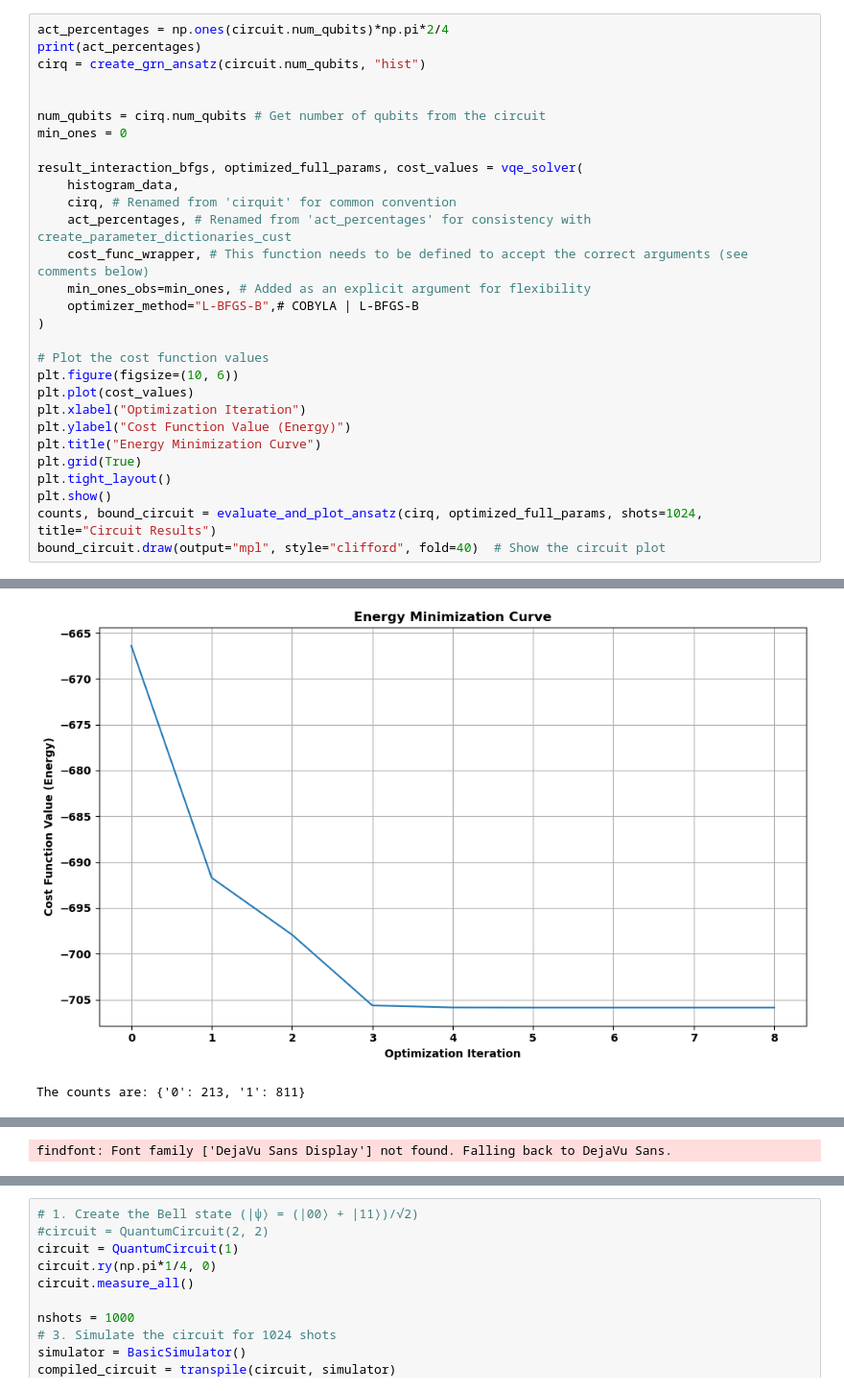
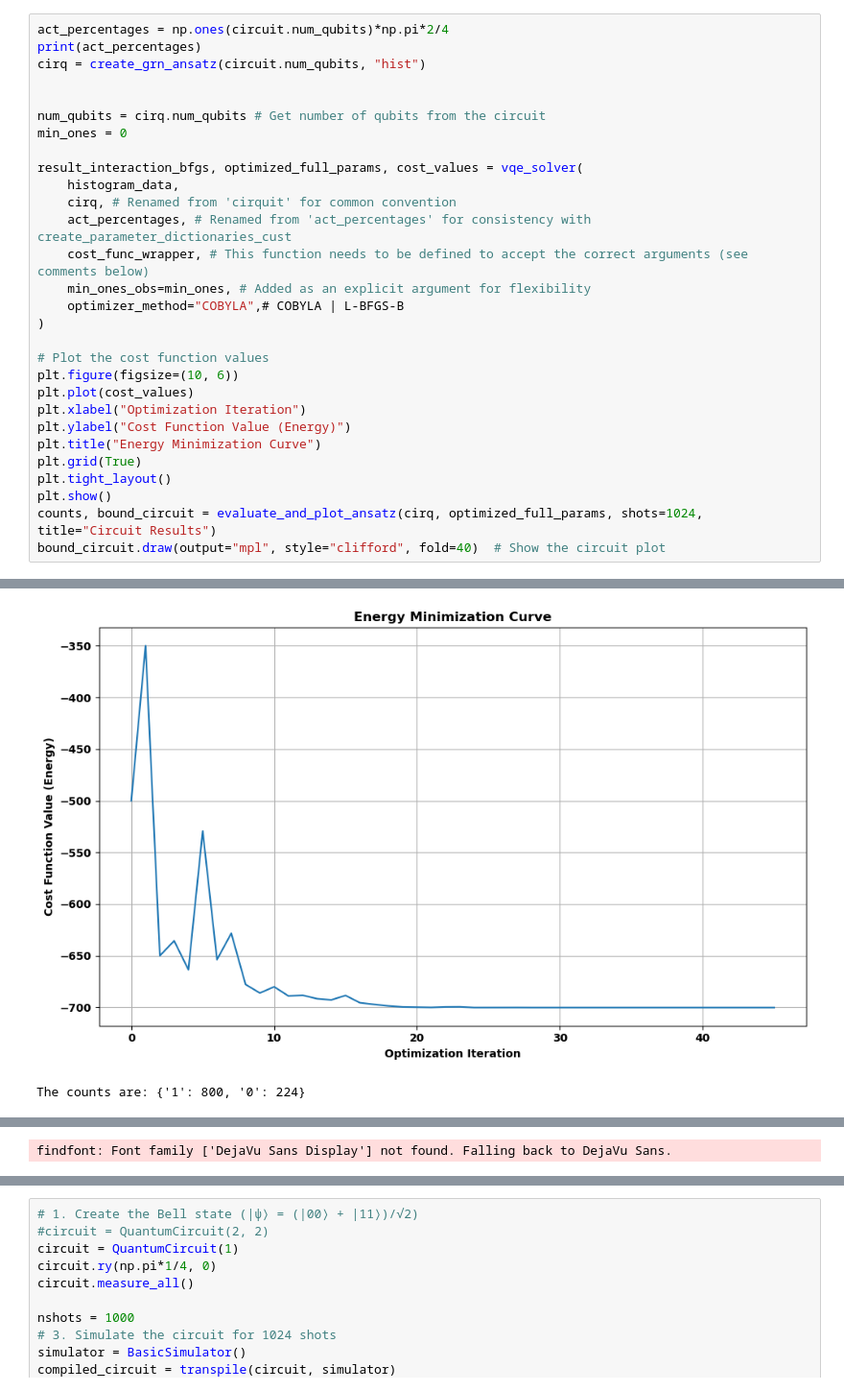
Before and after one commit to cailab-tamu/QuantumXCT, a Jupyter notebook: python/bell_dist_opt.ipynb, the cells around one changed output, grey strips where cells are left out. Shown at 96% size. Drawn from its saved outputs; the diff is of its cells as text.

```diff
--- a/python/bell_dist_opt.ipynb
+++ b/python/bell_dist_opt.ipynb
@@ -201,7 +221,7 @@ result_interaction_bfgs, optimized_full_params, cost_values = vqe_solver(
     act_percentages, # Renamed from 'act_percentages' for consistency with create_parameter_dictionaries_cust
     cost_func_wrapper, # This function needs to be defined to accept the correct arguments (see comments below)
     min_ones_obs=min_ones, # Added as an explicit argument for flexibility
-    optimizer_method="L-BFGS-B",# COBYLA | L-BFGS-B
+    optimizer_method="COBYLA",# COBYLA | L-BFGS-B
 )
 
 # Plot the cost function values
@@ -236,2 +256,2 @@ Optimized Full Parameters:
-[figure, old version]
+[figure, new version]
-The counts are: {'0': 213, '1': 811}
+The counts are: {'1': 800, '0': 224}
```
Also changed, not shown: parts of 14 cells of this notebook, 2 other files.
